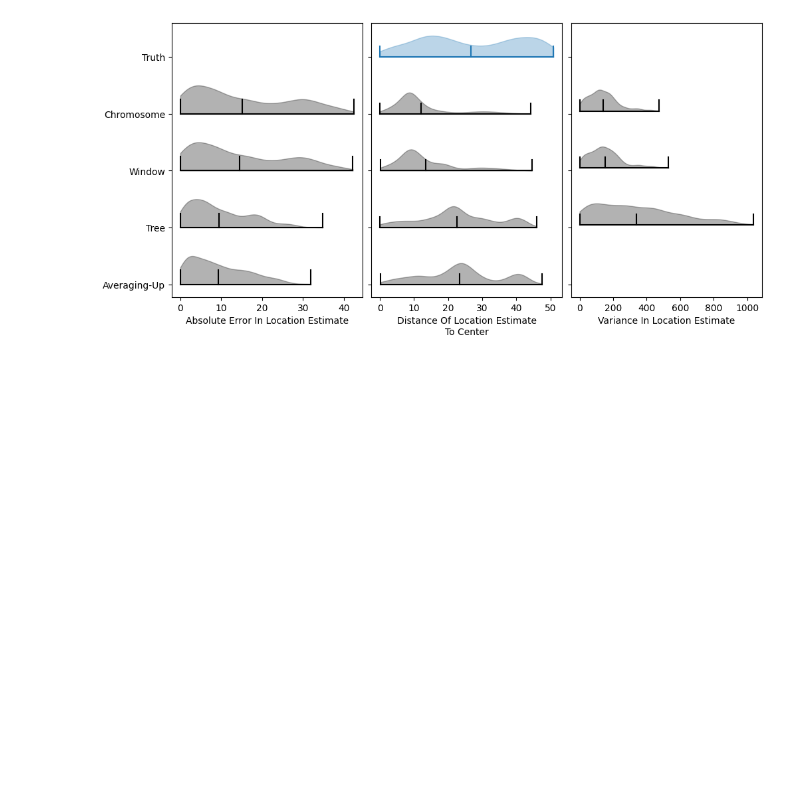
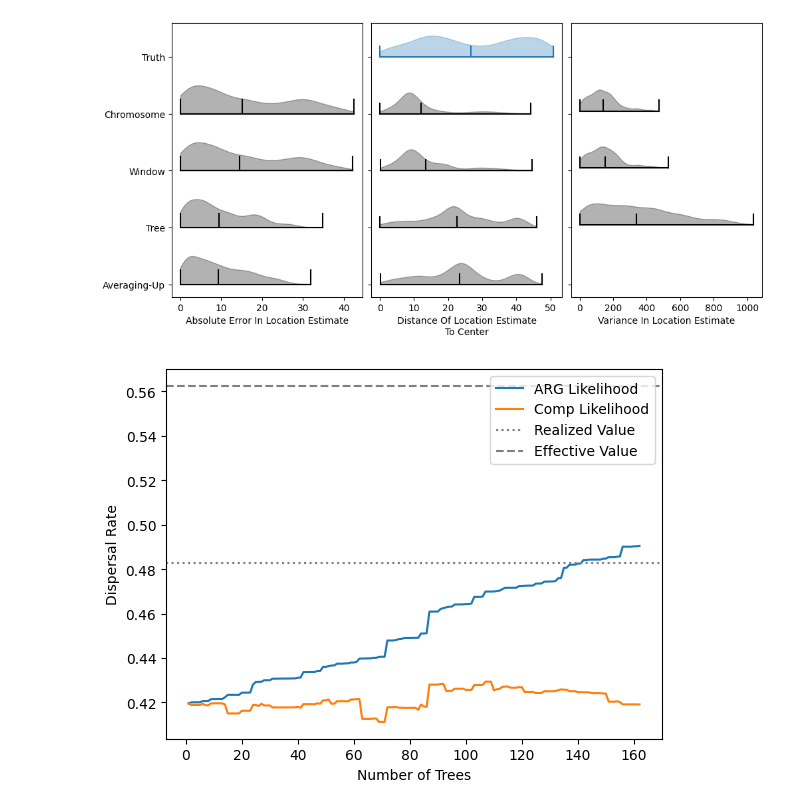
Before and after one commit to osmond-lab/sparg, a Jupyter notebook: figures/Supplemental/OneDimension/OneDimension.ipynb, the cells around one changed output. Saved outputs shown, nothing was run; the diff lists cells and outputs as text; code cells hidden in the pictures; blank space fills up the shorter version.

Commit message:
one dimension dispersal rate

```diff
--- a/figures/Supplemental/OneDimension/OneDimension.ipynb
+++ b/figures/Supplemental/OneDimension/OneDimension.ipynb
@@ -72,3 +72,19 @@ plt.savefig("OneDimension.svg")
 plt.show()
 # %% [output]
 [figure]
+# %%
+# set seed
+#np.random.seed(10)
+np.random.seed(20)
+
+
+# load and filter the tree sequence
+cutoff = 2000
+ts = tskit.load("../../../simulations/UniformStartOneDim/outputs/original/S025_I1_R2_W100_D1/rep0_S025_I1_R2_W100_D1.trees")
+
+samples = list(np.random.choice(ts.samples(), 500, replace=False))
+ts_sim, map_sim = ts.simplify(samples=samples, map_nodes=True, keep_input_roots=False, keep_unary=True, update_sample_flags=False)
+ts_final, maps_final = sparg.simplify_with_recombination(ts=ts_sim, flag_recomb=True)
+ts_chopped = sparg.chop_arg(ts=ts_final, time=cutoff)
+# %%
+ts_breaks = ts_chopped.breakpoints(as_array=True)
@@ -74,0 +193,12 @@ plt.show()
+# %%
+plt.plot(i_list, arg_disp, label="ARG Likelihood")
+plt.plot(i_list, tree_disp, label="Comp Likelihood")
+plt.axhline(disp_x, c="grey", linestyle="dotted", label="Realized Value")
+plt.axhline(0.25*0.25+0.5, c="grey", linestyle="dashed", label="Effective Value")
+plt.xlabel("Number of Trees")
+plt.ylabel("Dispersal Rate")
+plt.legend()
+plt.savefig("OneDimension_DispersalRate.png")
+plt.show()
+# %% [output]
+[figure, added]
```
Also changed, not shown: parts of 3 cells of this notebook, 3 other files.
